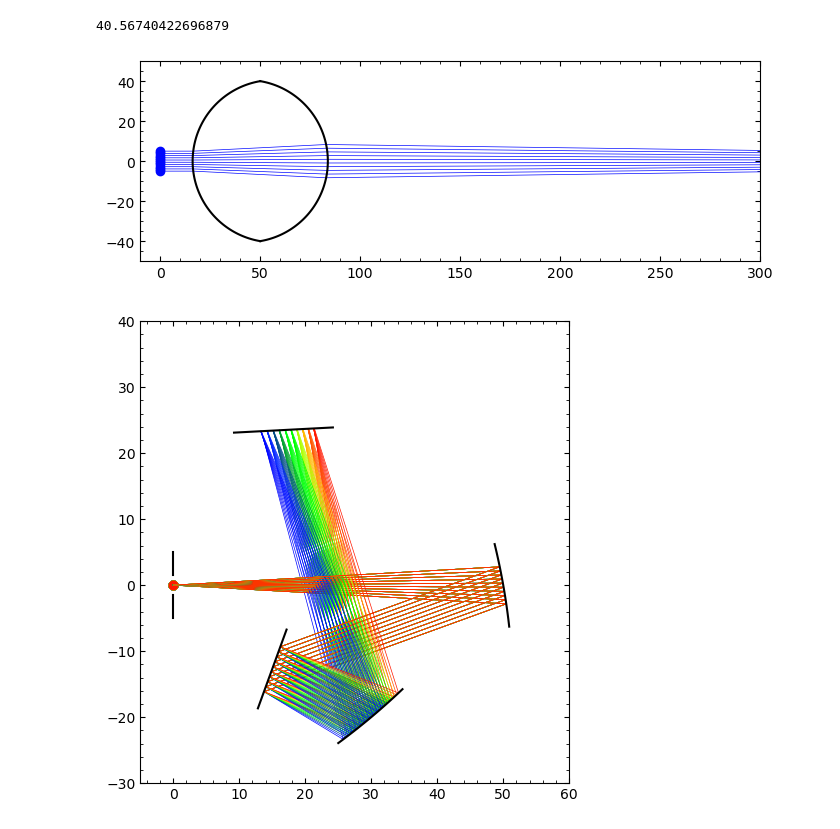
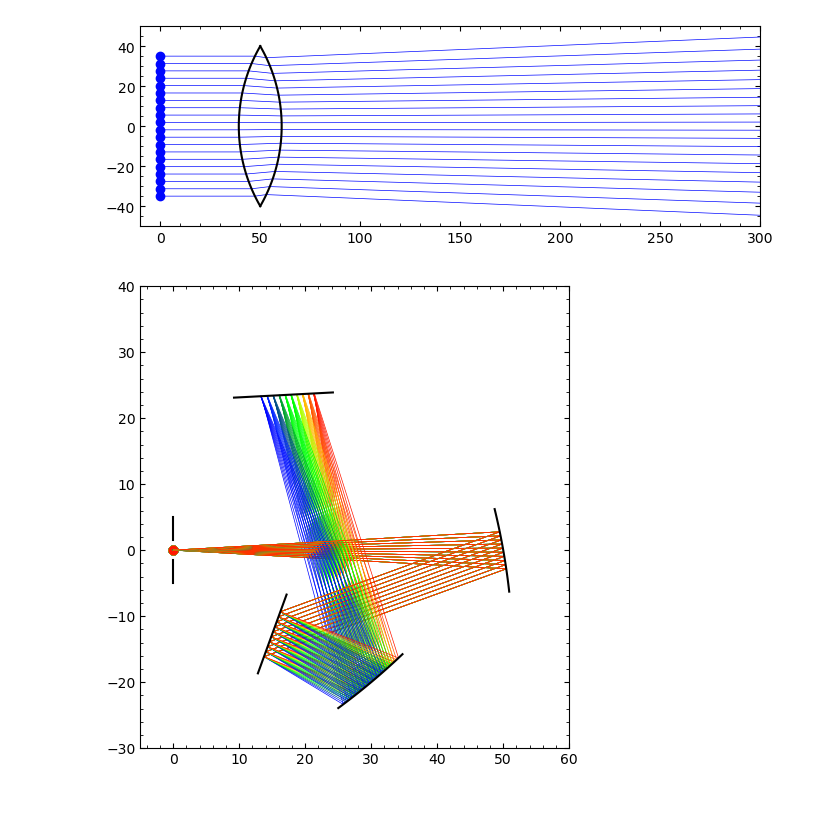
Before and after one commit to AstroAure/Opticalpy, a Jupyter notebook: Demo.ipynb, the cells around one changed output. Cells and saved outputs as stored; diff of their text form; code cells hidden in the pictures.

```diff
--- a/Demo.ipynb
+++ b/Demo.ipynb
@@ -11,28 +11,29 @@ plt.rcParams['xtick.top']=True
 plt.rcParams['ytick.right']=True
 # %matplotlib ipympl
 # %%
+# Lens
 scene = rt.Scene(xlim=(-10,300), ylim=(-50,50))
 
-# flat_refraction = rt.FlatRefraction(aperture=80,
-#                                     n_in=1.4, n_out=1.0,
-#                                     scene=scene, origin=[40,0], rotation=90)
-# circular_refraction = rt.CircularRefraction(radius=100, aperture=80,
-#                                             n_in=1.0, n_out=1.4,
-#                                             scene=scene, origin=[50,0], rotation=-90)
-# circular_refraction = rt.CircularRefraction(radius=150, aperture=80,
-#                                             n_in=1.4, n_out=1.0,
-#                                             scene=scene, origin=[50,0], rotation=90)
-lens = rt.SymmetricalLens(focal=200, aperture=80, n=1.4, aspect=0.9,
-                          scene=scene, origin=[50,0], rotation=90)
+# side = rt.CircularRefraction(radius=100, aperture=80, n_in=1.0, n_out=1.4,
+#                              scene=scene, origin=[50,0], rotation=-90)
+# side = rt.FlatRefraction(aperture=80, n_in=1.0, n_out=1.4,
+#                          scene=scene, origin=[50,0], rotation=80)
 
-# ray = rt.Ray(scene=scene, origin=[0,0], rotation=0)
-beam = rt.CollimatedBeam(aperture=10, N_sources=10, scene=scene, origin=[0,0], rotation=0)
+lens = rt.ThinSymmetricalLens(focal=100, aperture=80, n=1.4,
+                              scene=scene, origin=[50,0], rotation=90)
+
+# lens = rt.ThinBackFlatLens(focal=200, aperture=80, n=1.4,
+#                               scene=scene, origin=[50,0], rotation=90)
+# lens = rt.ThinFrontFlatLens(focal=200, aperture=80, n=1.4,
+#                               scene=scene, origin=[50,0], rotation=90)
+
+# ray = rt.Ray(scene=scene, origin=[0,20], rotation=0)
+beam = rt.CollimatedBeam(aperture=70, N_sources=20, scene=scene, origin=[0,0], rotation=0)
 # white = rt.CollimatedWhiteBeam(aperture=50, N_sources=10, wavelengths=np.linspace(450,620,10), scene=scene, origin=[0,0], rotation=0)
 
-scene.plot()
+scene.plot(show_hitbox=False)
 # %% [output]
-40.56740422696879
-[figure, old version]
+[figure, new version]
 # %%
 # Czerny-Turner Spectrograph
 scene = rt.Scene(xlim=(-5,60), ylim=(-30,40))
```
Also changed, not shown: 1 other file.
